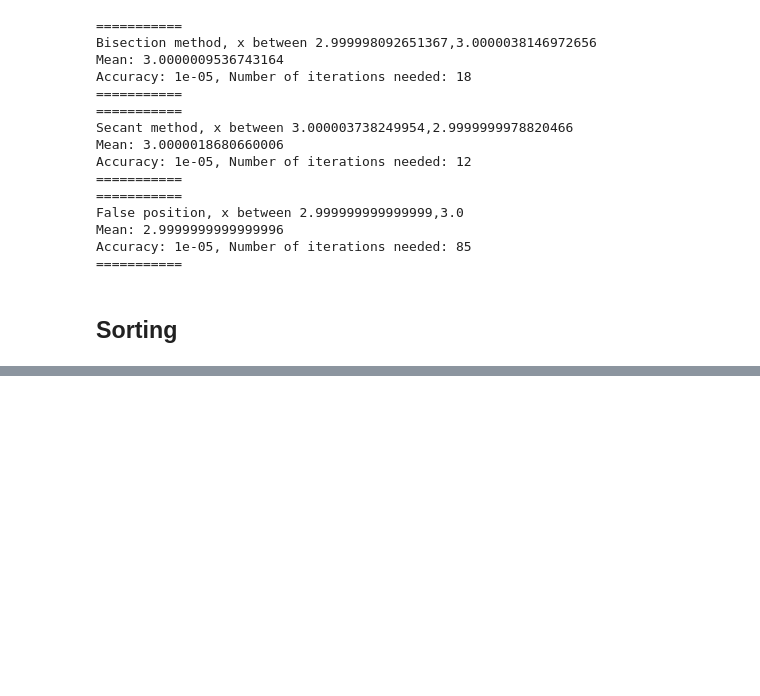
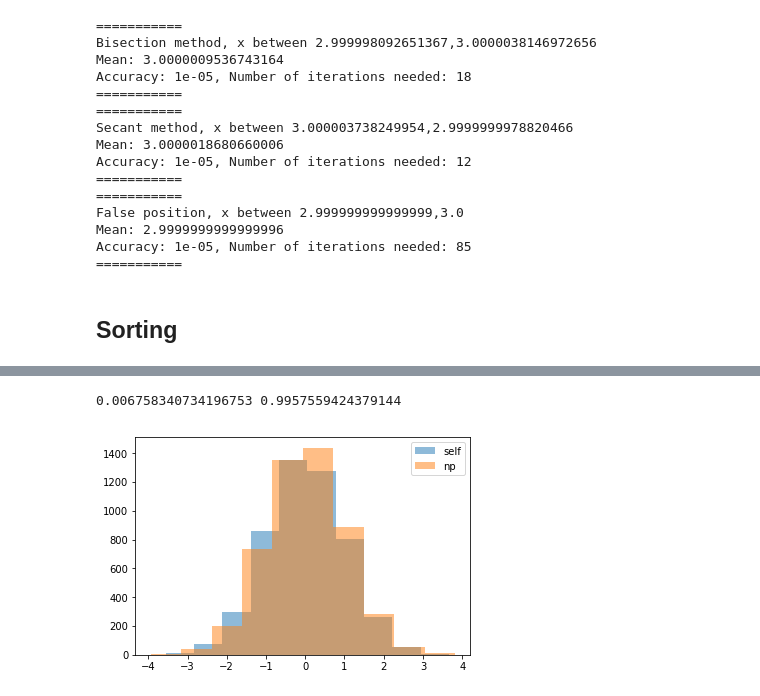
Before and after one commit to ErikOsinga/numerical_recipies, a Jupyter notebook: tutorial5/tutorial5.ipynb, the cells around one changed output, grey strips where cells are left out. Drawn from its saved outputs; the diff is of its cells as text; code cells hidden in the pictures; blank space fills up the shorter version.

```diff
--- a/tutorial5/tutorial5.ipynb
+++ b/tutorial5/tutorial5.ipynb
@@ -184,0 +303,38 @@ print (selection_sort(np.random.rand(N)))
+# %%
+# Rejection sampling
+def rejection_sampling(RNG, pdf, x_begin, x_end, num_points=500):
+    """
+    Sample num_points from the PDF by rejection sampling
+
+    RNG -- random number generator that generates number \in [0,1]
+    pdf -- pdf of the function to sample from: y(x)
+    num_points -- amount of points to sample
+    x_begin, x_end -- begin and endpoint of uniform dist sample
+    """
+
+
+    all_x = []
+    factor = x_end-x_begin
+    while len(all_x) < num_points:
+        x = RNG()*(factor)+x_begin # x between -10 and 10
+        y = RNG()
+        if y <= pdf(x):
+            all_x.append(x)
+
+    return all_x
+# %%
+RNG = lambda: np.random.rand(1)[0]
+
+# Larger and larger x_begin and x_end will give better results
+# But the function will be slower and slower
+x_begin, x_end = -10, 10
+all_x = rejection_sampling(x, RNG, st_normal, x_begin, x_end
+                                 , 5000)
+print (np.mean(all_x), np.std(all_x))
+plt.hist(all_x,alpha=0.5,label='self')
+plt.hist(all_x_np,alpha=0.5,label='np')
+plt.legend()
+plt.show()
+# %% [output]
+0.006758340734196753 0.9957559424379144
+[figure, added]
```
Also changed, not shown: parts of 10 cells of this notebook, 6 other files.
